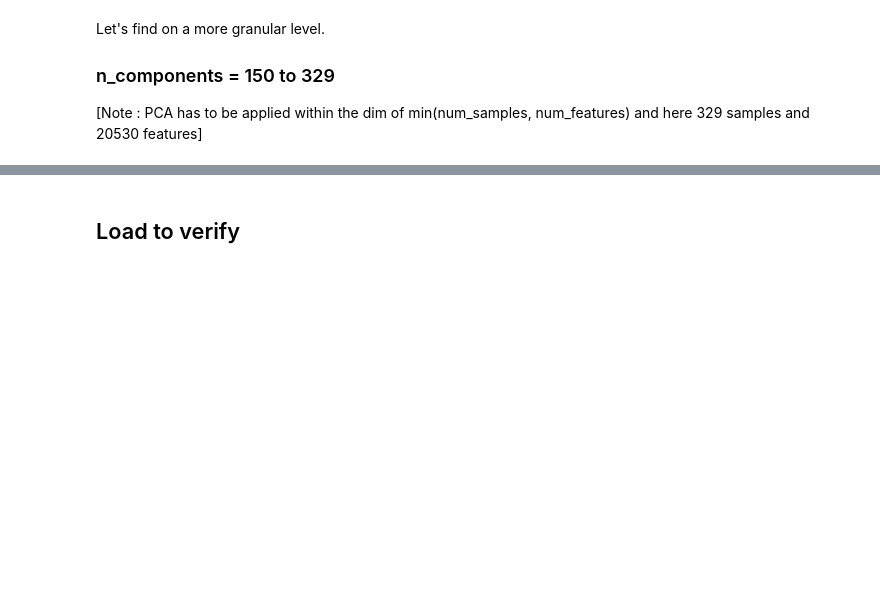
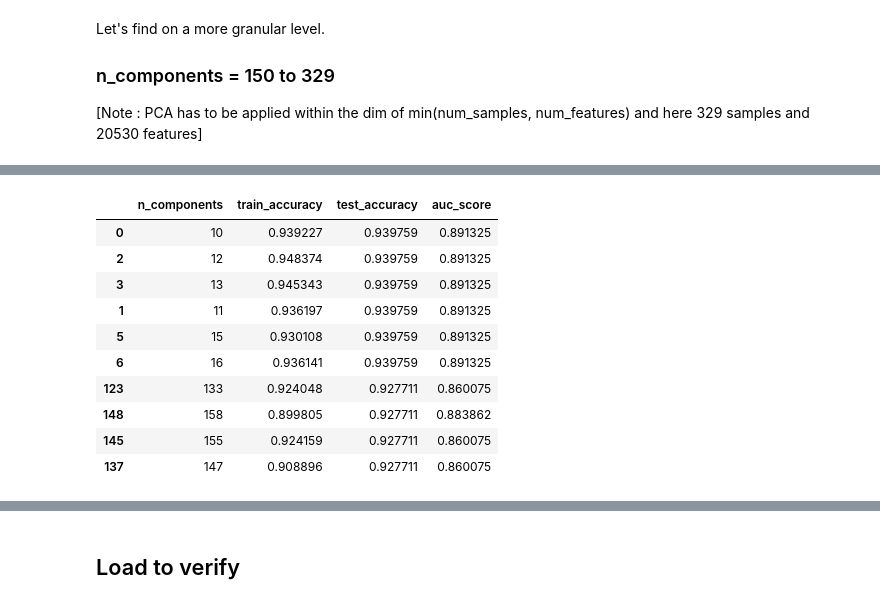
Before and after one commit to Alif108/CSE_472_Machine_Learning, a Jupyter notebook: Assignment/SVM/SVM_PCA.ipynb, the cells around one changed output, grey strips where cells are left out. Cells and saved outputs as stored; diff of their text form; code cells hidden in the pictures; blank space fills up the shorter version.

```diff
--- a/Assignment/SVM/SVM_PCA.ipynb
+++ b/Assignment/SVM/SVM_PCA.ipynb
@@ -318,0 +351,15 @@ auc score: 0.8600746268656717
+# %%
+# print the rows of top 10 test accuracy
+df.sort_values(by='test_accuracy', ascending=False).head(10)
+# %% [output]
+|  | n_components | train_accuracy | test_accuracy | auc_score |
+| 0 | 10 | 0.939227 | 0.939759 | 0.891325 |
+| 2 | 12 | 0.948374 | 0.939759 | 0.891325 |
+| 3 | 13 | 0.945343 | 0.939759 | 0.891325 |
+| 1 | 11 | 0.936197 | 0.939759 | 0.891325 |
+| 5 | 15 | 0.930108 | 0.939759 | 0.891325 |
+| 6 | 16 | 0.936141 | 0.939759 | 0.891325 |
+| 123 | 133 | 0.924048 | 0.927711 | 0.860075 |
+| 148 | 158 | 0.899805 | 0.927711 | 0.883862 |
+| 145 | 155 | 0.924159 | 0.927711 | 0.860075 |
+| 137 | 147 | 0.908896 | 0.927711 | 0.860075 |
```
Also changed, not shown: parts of 17 cells of this notebook, 4 other files.
